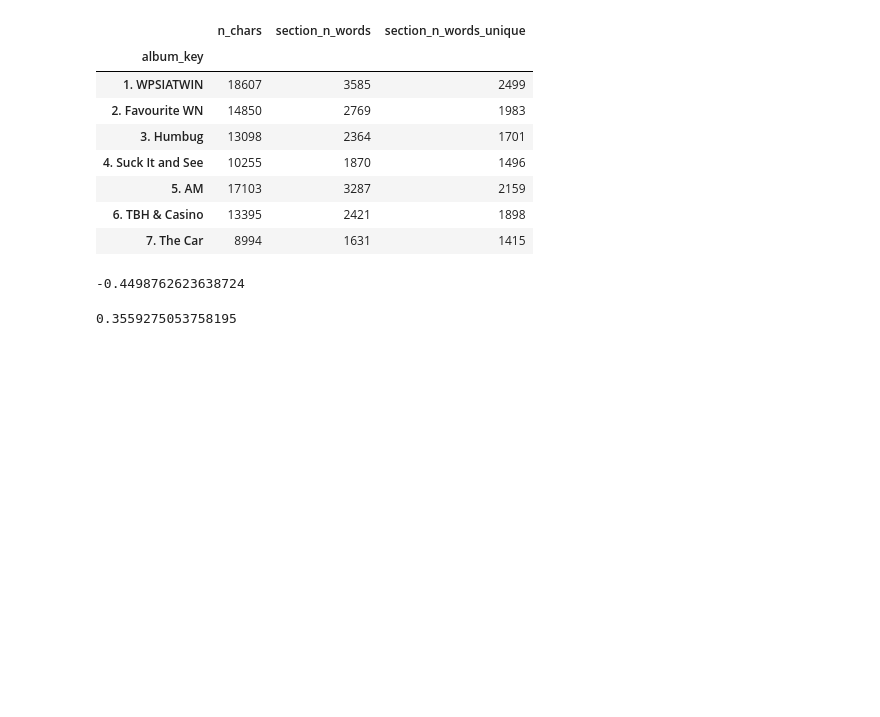
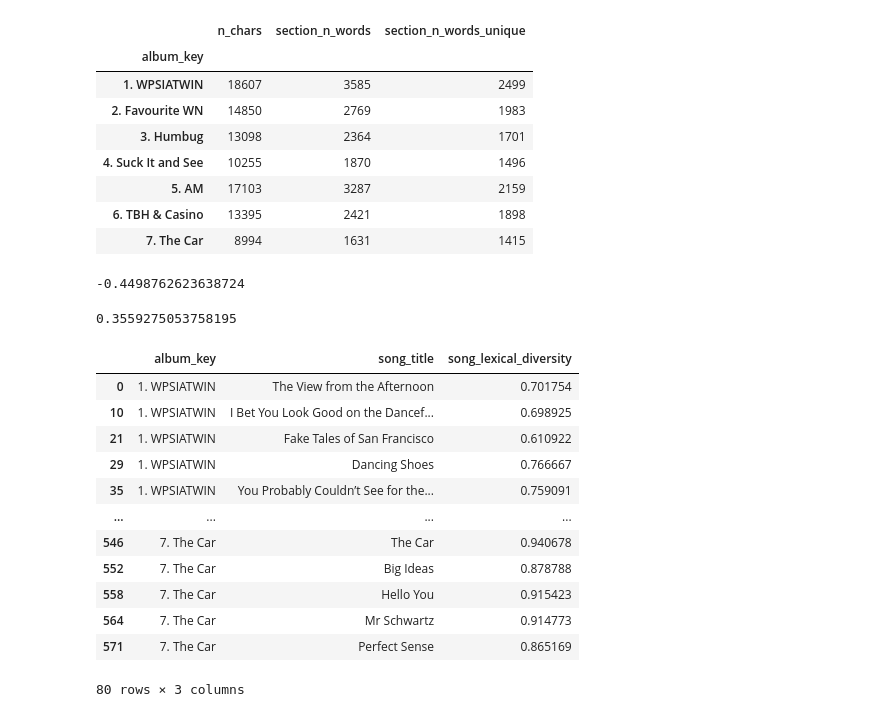
Before and after one commit to DataWanderers/lyrical-arctic-monkeys, a Jupyter notebook: notebooks/02. Analyzing Arctic Monkeys tunes.ipynb, the cells around one changed output. Cells and saved outputs as stored; diff of their text form; code cells hidden in the pictures; blank space fills up the shorter version.

```diff
--- a/notebooks/02. Analyzing Arctic Monkeys tunes.ipynb
+++ b/notebooks/02. Analyzing Arctic Monkeys tunes.ipynb
@@ -428,3 +519,19 @@ np.corrcoef(data.song_n_words, data.song_lexical_diversity)[0][1]
 np.corrcoef(data.song_duration, data.song_n_words)[0][1]
 # %% [output]
 0.3559275053758195
+# %%
+data[["album_key", "song_title", "song_lexical_diversity"]].drop_duplicates()
+# %% [output]
+|  | album_key | song_title | song_lexical_diversity |
+| 0 | 1. WPSIATWIN | The View from the Afternoon | 0.701754 |
+| 10 | 1. WPSIATWIN | I Bet You Look Good on the Dancef... | 0.698925 |
+| 21 | 1. WPSIATWIN | Fake Tales of San Francisco | 0.610922 |
+| 29 | 1. WPSIATWIN | Dancing Shoes | 0.766667 |
+| 35 | 1. WPSIATWIN | You Probably Couldn’t See for the... | 0.759091 |
+| ... | ... | ... | ... |
+| 546 | 7. The Car | The Car | 0.940678 |
+| 552 | 7. The Car | Big Ideas | 0.878788 |
+| 558 | 7. The Car | Hello You | 0.915423 |
+| 564 | 7. The Car | Mr Schwartz | 0.914773 |
+| 571 | 7. The Car | Perfect Sense | 0.865169 |
+80 rows × 3 columns
```
Also changed, not shown: parts of 38 cells of this notebook.
